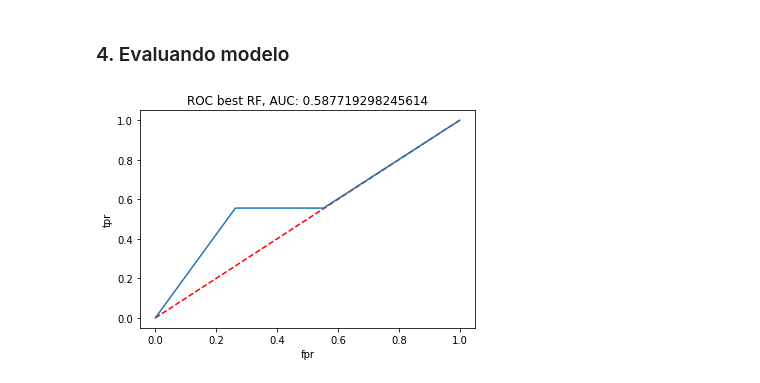
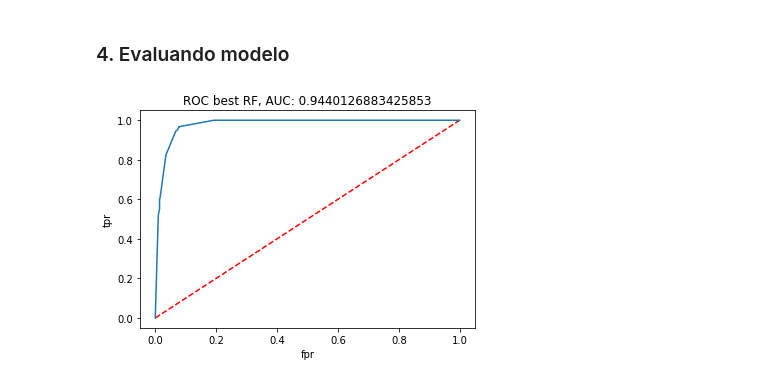
Before and after one commit to AideJGC/ProyectoDIABETIA_Estancia, a Jupyter notebook: notebooks/Modeling.ipynb, the cells around one changed output. Saved outputs shown, nothing was run; the diff lists cells and outputs as text; code cells hidden in the pictures.

```diff
--- a/notebooks/Modeling.ipynb
+++ b/notebooks/Modeling.ipynb
@@ -49,0 +171,4 @@ memory usage: 166.2 KB
+# %%
+d_inp.columns = col
+df=d_inp.copy()
+df.info()
@@ -50,3 +192,6 @@ memory usage: 166.2 KB
+# %%
+df.rename(columns = {'Tirotoxicosis [hipertiroidismo]':'Tirotoxicosis_hipertiroidismo',
+                     'Deficiencia de niacina [pelagra]':'Deficiencia de niacina_pelagra'}, inplace = True)
 # %%
 X = df.loc[:, df.columns != 'label']
 print(X.shape)
@@ -153,5 +322,5 @@ Selección de variables completada satisfactoriamente en  3775.569453239441  seg
 # %%
-model = best[0].best_estimator_
-model
+model0 = best[0].best_estimator_
+model0
 # %% [output]
 DecisionTreeClassifier(max_depth=5, min_samples_leaf=7, random_state=1111)
@@ -170,14 +374,26 @@ predicted_scores = model.predict_proba(X_test)
+# %%
+predicted_labels0 = model0.predict(X_test)
+predicted_scores0 = model0.predict_proba(X_test)
+
+predicted_labels1 = model1.predict(X_test)
+predicted_scores1 = model1.predict_proba(X_test)
+
+predicted_labels2 = model2.predict(X_test)
+predicted_scores2 = model2.predict_proba(X_test)
+
+predicted_labels3 = model3.predict(X_test)
+predicted_scores3 = model3.predict_proba(X_test)
 # %%
 ### Curva ROC
 plt.figure()
-fpr, tpr, thresholds = roc_curve(y_test, predicted_scores[:, 1], pos_label=1)
+fpr, tpr, thresholds = roc_curve(y_test, predicted_scores0[:, 1], pos_label=1)
 plt.clf()
 plt.plot([0, 1], [0, 1], 'k--', c="red")
 plt.plot(fpr, tpr)
-plt.title("ROC best RF, AUC: {}".format(roc_auc_score(y_test, predicted_labels)))
+plt.title("ROC best RF, AUC: {}".format(roc_auc_score(y_test, predicted_labels0)))
 plt.xlabel("fpr")
 plt.ylabel("tpr")
 #plt.savefig('../output/ROC_curve.png', bbox_inches='tight')
 plt.show()
 # %% [output]
-[figure, old version]
+[figure, new version]
```
Also changed, not shown: parts of 41 cells of this notebook.
